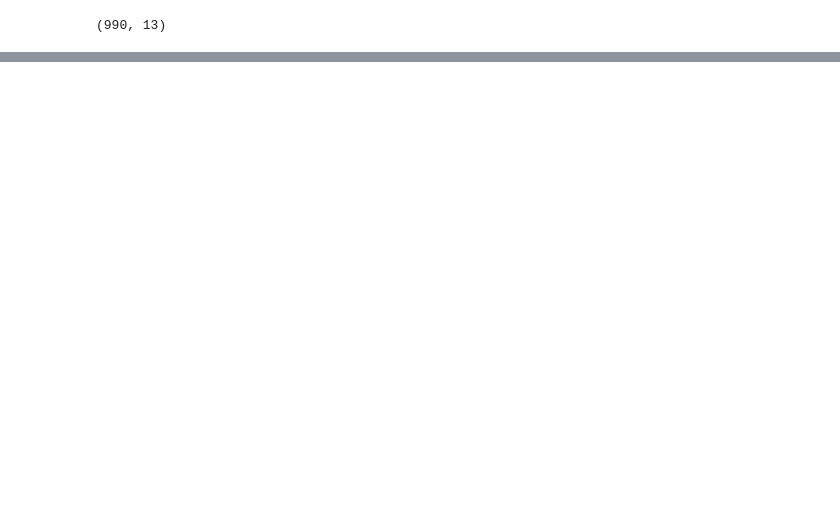
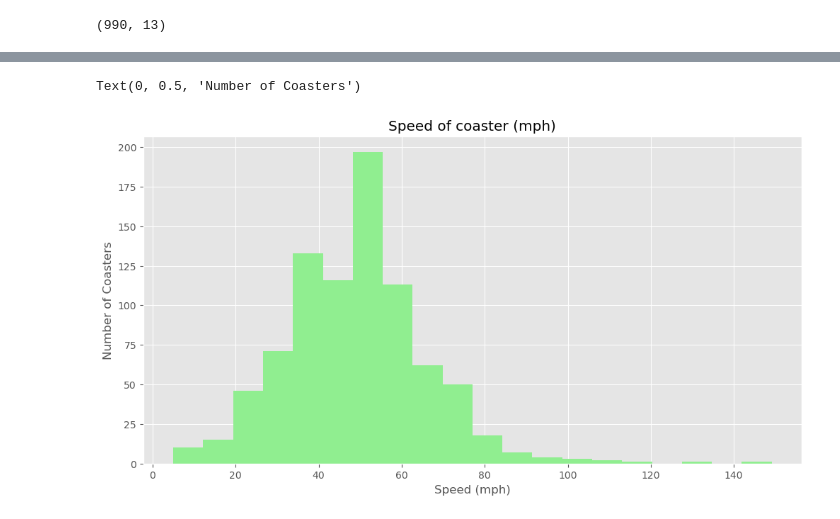
Before and after one commit to Himanshukumar56/Exploratory-Data-Analysis, a Jupyter notebook: main.ipynb, the cells around one changed output, grey strips where cells are left out. Cells and saved outputs as stored; diff of their text form; code cells hidden in the pictures; blank space fills up the shorter version.

```diff
--- a/main.ipynb
+++ b/main.ipynb
@@ -151,0 +177,8 @@ df.shape
+# %%
+ax = df['Speed_mph'].plot(kind = 'hist', bins = 20, title = 'Speed of coaster (mph)', figsize=(12,6), color='lightgreen')
+
+ax.set_xlabel('Speed (mph)')
+ax.set_ylabel('Number of Coasters')
+# %% [output]
+Text(0, 0.5, 'Number of Coasters')
+[figure, added]
```
Also changed, not shown: parts of 3 cells of this notebook.
